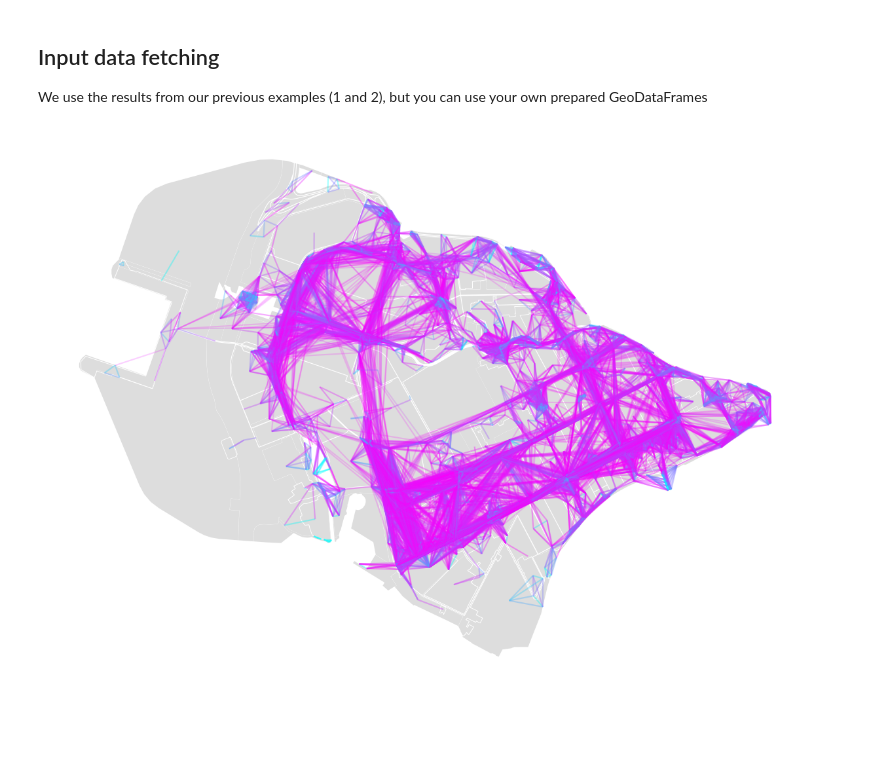
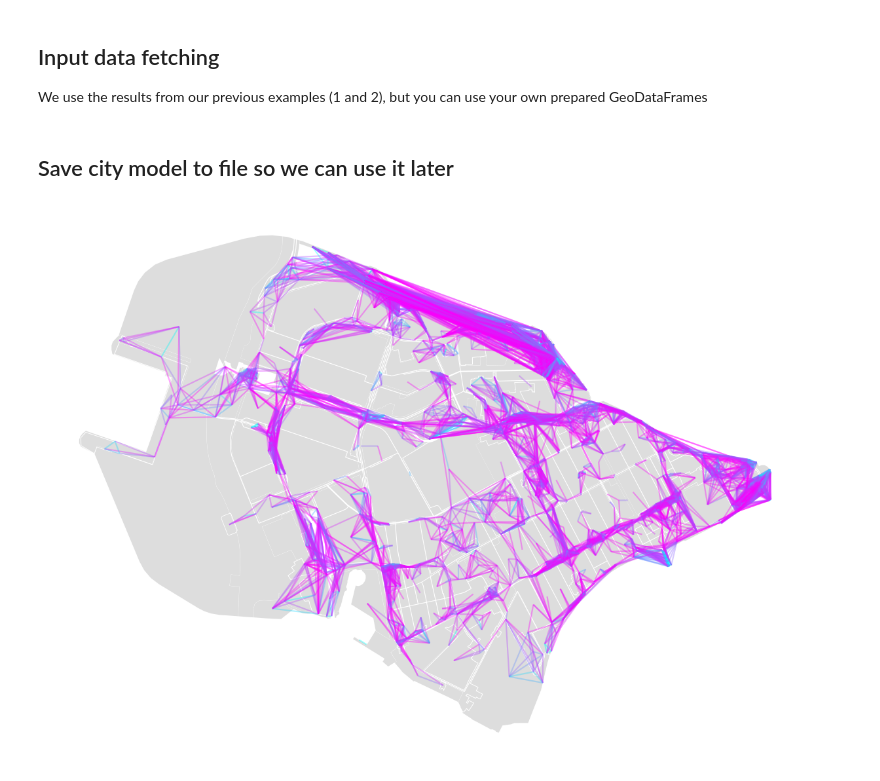
Before and after one commit to aimclub/blocksnet, a Jupyter notebook: examples/3 city_model.ipynb, the cells around one changed output. Cells and saved outputs as stored; diff of their text form; code cells hidden in the pictures; blank space fills up the shorter version.

```diff
--- a/examples/3 city_model.ipynb
+++ b/examples/3 city_model.ipynb
@@ -35,8 +35,11 @@ city_model = City(
 # %%
 for service_type, gdf in services.items():
   city_model.update_layer(service_type, gdf)
+# %% [markdown]
+## Save city model to file so we can use it later
 # %%
 city_model.to_pickle(os.path.join(example_data_path, 'city_model.pickle'))
-city_model.plot()
-# %% [output]
-[figure, removed]
+# %%
+city_model.plot(max_weight=7)
+# %% [output]
+[figure, added]
```
Also changed, not shown: 7 other files.
